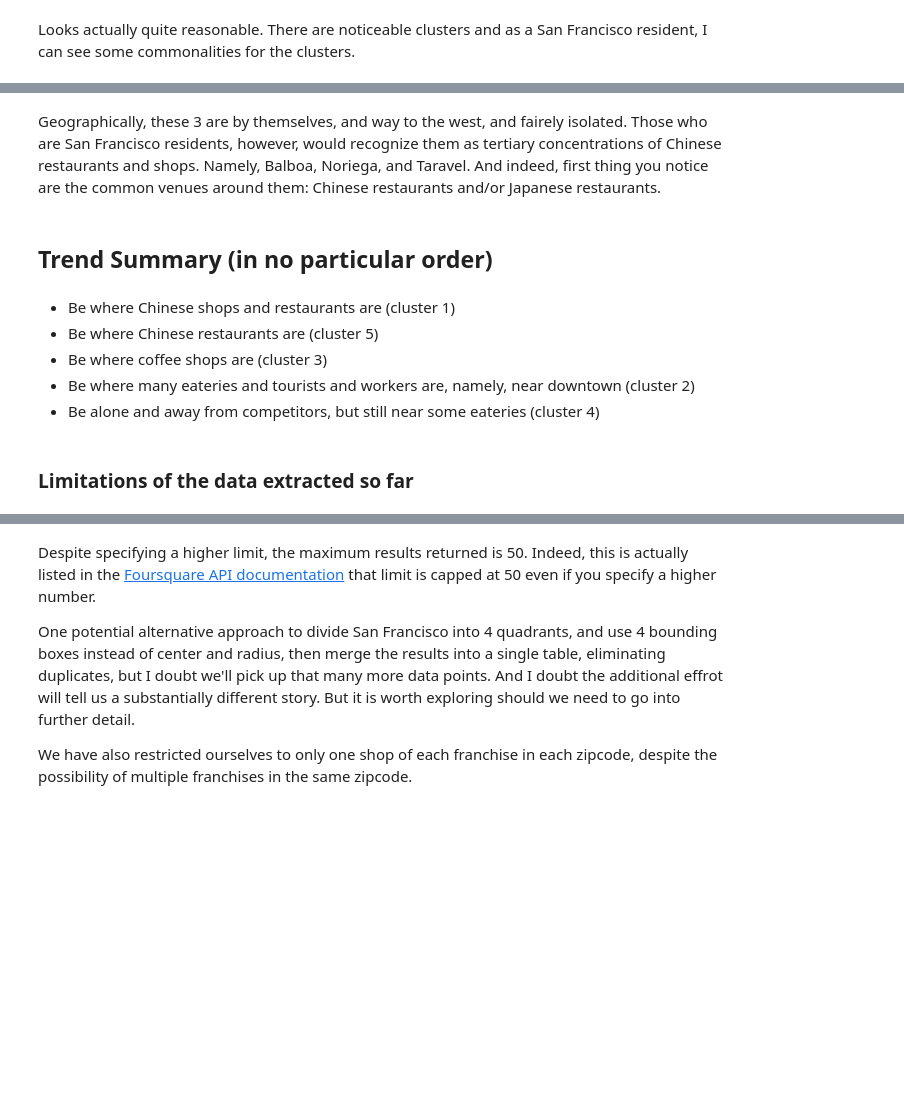
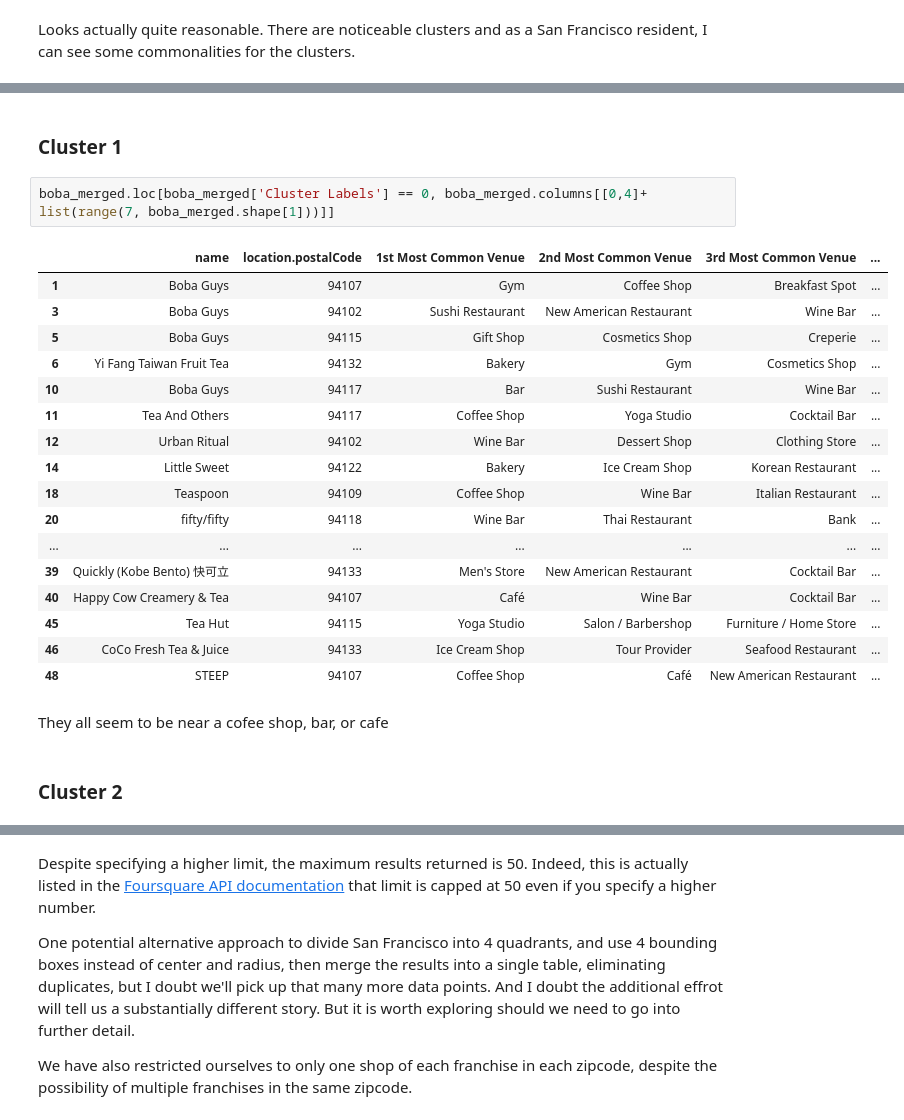
Before and after one commit to kschang77/CapstoneBattleNeighborhood, a Jupyter notebook: Capstone Project Battle Neighborhood Part 2.ipynb, the cells around one changed output, grey strips where cells are left out. Saved outputs shown, nothing was run; the diff lists cells and outputs as text; blank space fills up the shorter version.

Commit message:
Published from Watson Studio.

```diff
--- a/Capstone Project Battle Neighborhood Part 2.ipynb
+++ b/Capstone Project Battle Neighborhood Part 2.ipynb
@@ -651,12 +514,26 @@ boba_merged.loc[boba_merged['Cluster Labels'] == 4, boba_merged.columns[[0,4]+ l
-# %% [markdown]
-Geographically, these 3 are by themselves, and way to the west, and fairely isolated. Those who are San Francisco residents, however, would recognize them as tertiary concentrations of Chinese restaurants and shops. Namely, Balboa, Noriega, and Taravel. And indeed, first thing you notice are the common venues around them: Chinese restaurants and/or Japanese restaurants.
-# %% [markdown]
-## Trend Summary (in no particular order)
-# %% [markdown]
-* Be where Chinese shops and restaurants are (cluster 1)
-* Be where Chinese restaurants are (cluster 5)
-* Be where coffee shops are (cluster 3)
-* Be where many eateries and tourists and workers are, namely, near downtown (cluster 2)
-* Be alone and away from competitors, but still near some eateries (cluster 4)
-# %% [markdown]
-### Limitations of the data extracted so far
+# %% [markdown]
+### Cluster 1
+# %%
+boba_merged.loc[boba_merged['Cluster Labels'] == 0, boba_merged.columns[[0,4]+ list(range(7, boba_merged.shape[1]))]]
+# %% [output]
+|  | name | location.postalCode | 1st Most Common Venue | 2nd Most Common Venue | 3rd Most Common Venue | ... |
+| 1 | Boba Guys | 94107 | Gym | Coffee Shop | Breakfast Spot | ... |
+| 3 | Boba Guys | 94102 | Sushi Restaurant | New American Restaurant | Wine Bar | ... |
+| 5 | Boba Guys | 94115 | Gift Shop | Cosmetics Shop | Creperie | ... |
+| 6 | Yi Fang Taiwan Fruit Tea | 94132 | Bakery | Gym | Cosmetics Shop | ... |
+| 10 | Boba Guys | 94117 | Bar | Sushi Restaurant | Wine Bar | ... |
+| 11 | Tea And Others | 94117 | Coffee Shop | Yoga Studio | Cocktail Bar | ... |
+| 12 | Urban Ritual | 94102 | Wine Bar | Dessert Shop | Clothing Store | ... |
+| 14 | Little Sweet | 94122 | Bakery | Ice Cream Shop | Korean Restaurant | ... |
+| 18 | Teaspoon | 94109 | Coffee Shop | Wine Bar | Italian Restaurant | ... |
+| 20 | fifty/fifty | 94118 | Wine Bar | Thai Restaurant | Bank | ... |
+| ... | ... | ... | ... | ... | ... | ... |
+| 39 | Quickly (Kobe Bento) 快可立 | 94133 | Men's Store | New American Restaurant | Cocktail Bar | ... |
+| 40 | Happy Cow Creamery & Tea | 94107 | Café | Wine Bar | Cocktail Bar | ... |
+| 45 | Tea Hut | 94115 | Yoga Studio | Salon / Barbershop | Furniture / Home Store | ... |
+| 46 | CoCo Fresh Tea & Juice | 94133 | Ice Cream Shop | Tour Provider | Seafood Restaurant | ... |
+| 48 | STEEP | 94107 | Coffee Shop | Café | New American Restaurant | ... |
+# %% [markdown]
+They all seem to be near a cofee shop, bar, or cafe
+# %% [markdown]
+### Cluster 2
```
Also changed, not shown: parts of 104 cells of this notebook.
